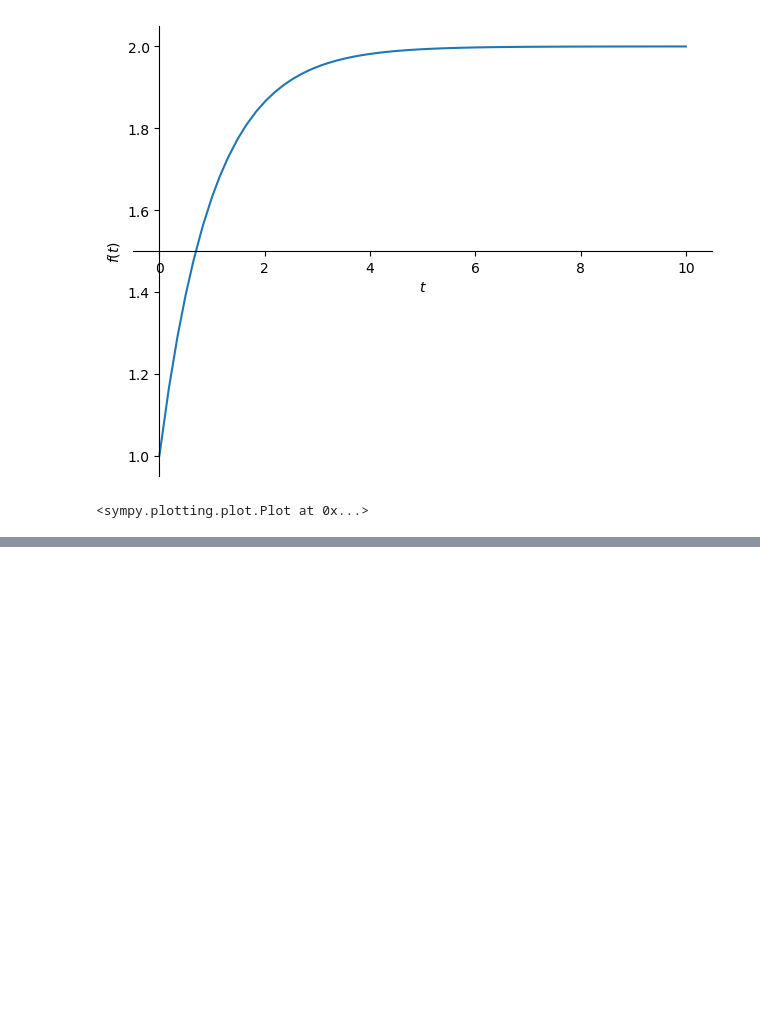
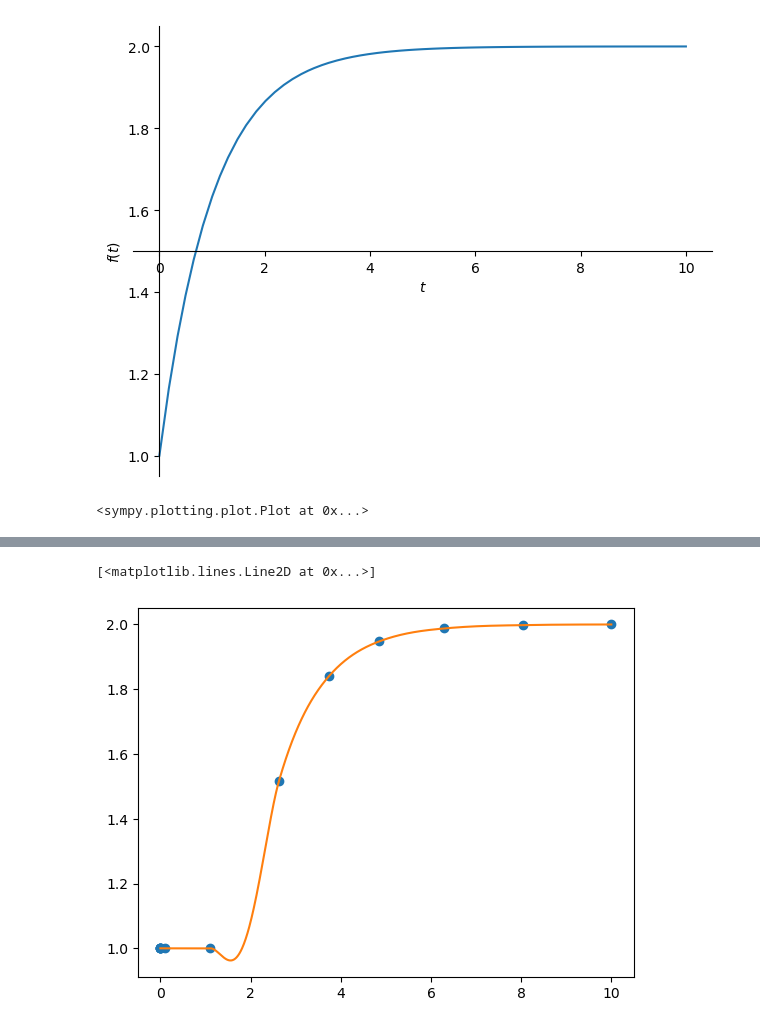
Before and after one commit to williebonavente/CodeTest, a Jupyter notebook: sympy/algebra/notebook4.ipynb, the cells around one changed output, grey strips where cells are left out. Cells and saved outputs as stored; diff of their text form; code cells hidden in the pictures; blank space fills up the shorter version.

```diff
--- a/sympy/algebra/notebook4.ipynb
+++ b/sympy/algebra/notebook4.ipynb
@@ -198,0 +235,22 @@ sympy.plot(solution.rhs.subs({C1: constants[0]}), (t, 0, 10))
+# %%
+def Fin(t):
+    """A step which starts at t=2"""
+    if t < 2:
+        return 1
+    else:
+        return 2
+# %%
+def dhdt(t, h):
+    Fout = K * h
+    return 1/A*(Fin(t) - Fout)
+# %%
+tspan = (0, 10)
+# %%
+sol = scipy.integrate.solve_ivp(dhdt, tspan, [h0])
+smoothsol = scipy.integrate.solve_ivp(dhdt, tspan, [h0], t_eval=tsmooth)
+# %%
+plt.plot(sol.t, sol.y.T, 'o')
+plt.plot(smoothsol.t, smoothsol.y.T)
+# %% [output]
+[<matplotlib.lines.Line2D at 0x...>]
+[figure, added]
```
Also changed, not shown: parts of 15 cells of this notebook.
